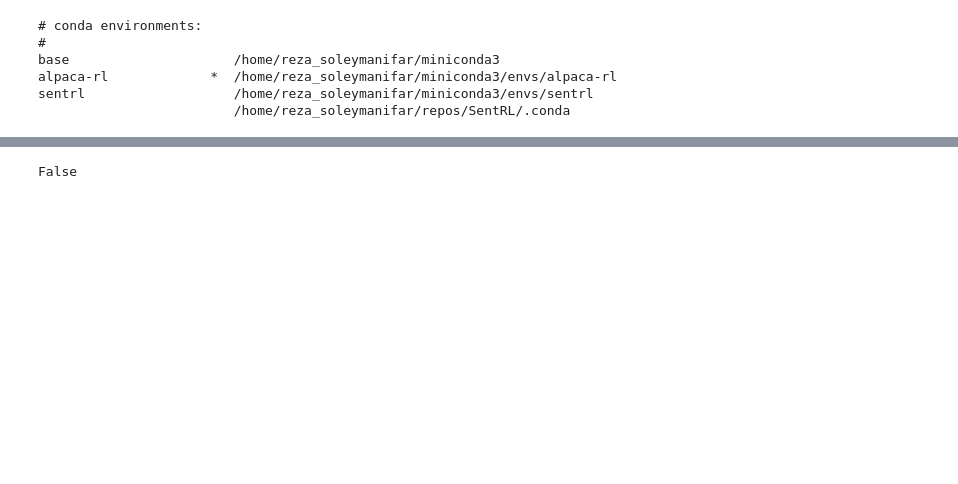
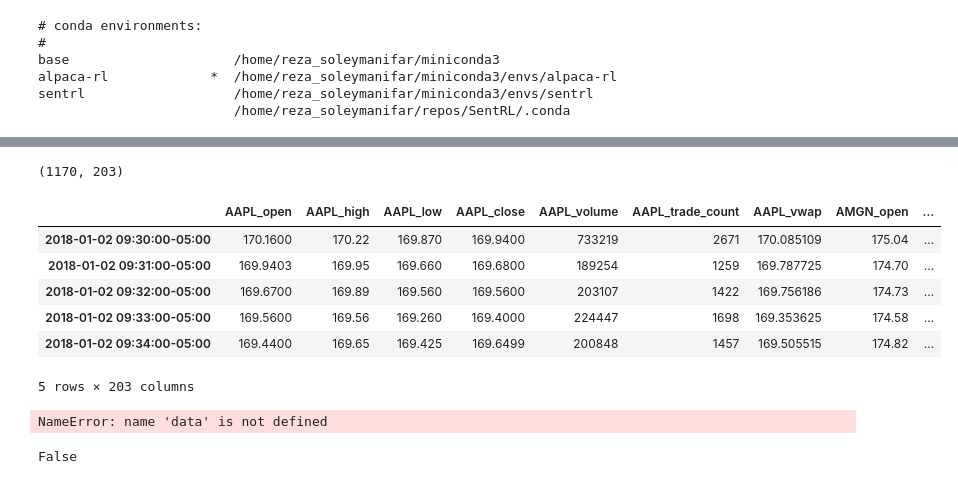
Before and after one commit to RezaSoleymanifar/neural, a Jupyter notebook: notebooks/price_prediction.ipynb, the cells around one changed output, grey strips where cells are left out. Drawn from its saved outputs; the diff is of its cells as text; code cells hidden in the pictures; blank space fills up the shorter version.

```diff
--- a/notebooks/price_prediction.ipynb
+++ b/notebooks/price_prediction.ipynb
@@ -10,3 +287,24 @@ sentrl                   /home/reza_soleymanifar/miniconda3/envs/sentrl
+# %%
+df.shape
+# %% [output]
+(1170, 203)
+# %%
+df.head()
+# %% [output]
+|  | AAPL_open | AAPL_high | AAPL_low | AAPL_close | AAPL_volume | AAPL_trade_count | AAPL_vwap | AMGN_open | ... |
+| 2018-01-02 09:30:00-05:00 | 170.1600 | 170.22 | 169.870 | 169.9400 | 733219 | 2671 | 170.085109 | 175.04 | ... |
+| 2018-01-02 09:31:00-05:00 | 169.9403 | 169.95 | 169.660 | 169.6800 | 189254 | 1259 | 169.787725 | 174.70 | ... |
+| 2018-01-02 09:32:00-05:00 | 169.6700 | 169.89 | 169.560 | 169.5600 | 203107 | 1422 | 169.756186 | 174.73 | ... |
+| 2018-01-02 09:33:00-05:00 | 169.5600 | 169.56 | 169.260 | 169.4000 | 224447 | 1698 | 169.353625 | 174.58 | ... |
+| 2018-01-02 09:34:00-05:00 | 169.4400 | 169.65 | 169.425 | 169.6499 | 200848 | 1457 | 169.505515 | 174.82 | ... |
+5 rows × 203 columns
+# %%
+for item in data:
+    print(item[0])
+    print(type(item[1]))
+    print(len(item))
+# %% [output]
+NameError: name 'data' is not defined
 # %%
 from pytickersymbols import PyTickerSymbols
 
```
Also changed, not shown: parts of 31 cells of this notebook, 8 other files.
